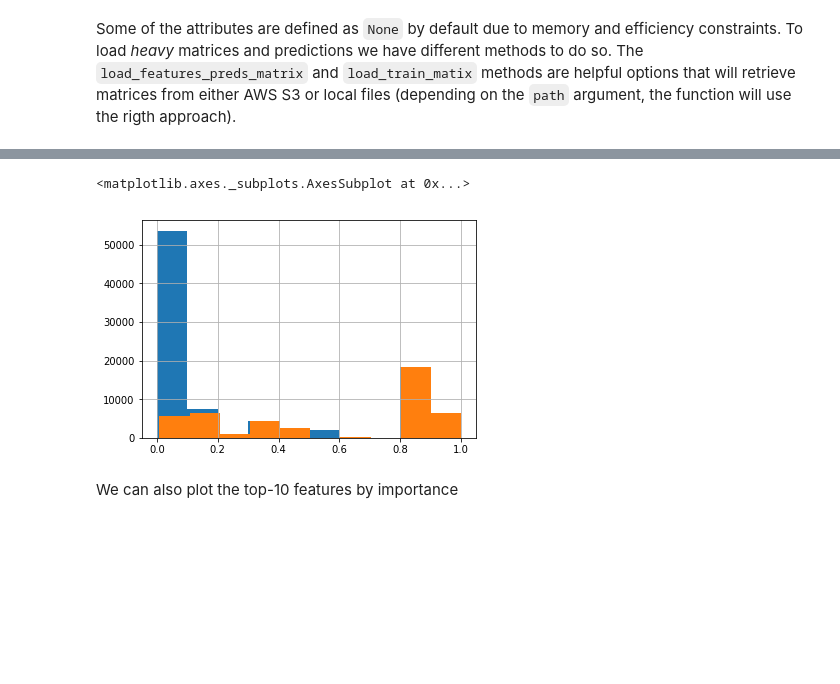
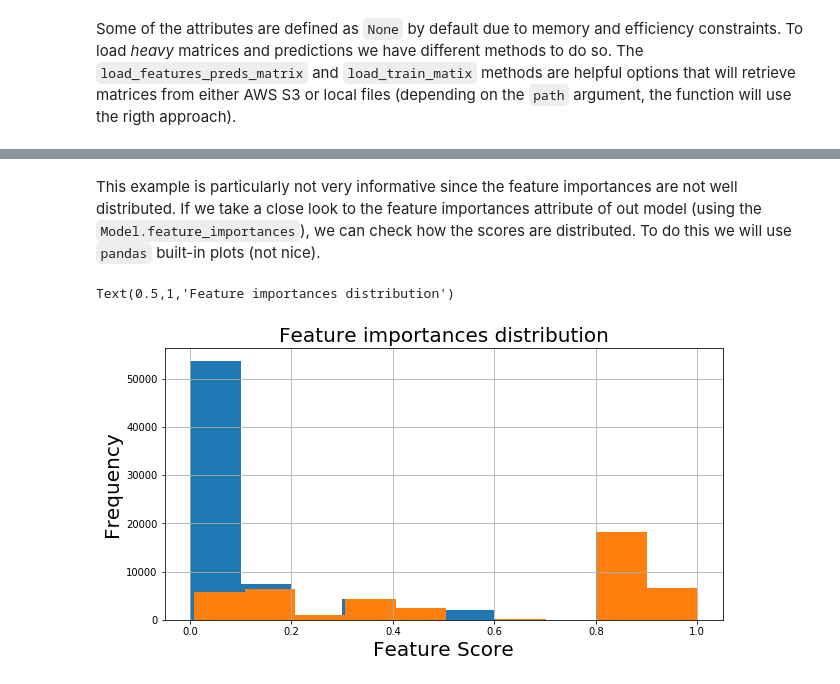
Before and after one commit to dssg/triage, a Jupyter notebook: src/triage/component/postmodeling/contrast/postmodeling_tutorial.ipynb, the cells around one changed output, grey strips where cells are left out. Saved outputs shown, nothing was run; the diff lists cells and outputs as text; code cells hidden in the pictures; blank space fills up the shorter version.

Commit message:
Add new updated notebook
This notebook will guide the user on the postmodeling classes and
functions. The idea is to give a gentle introduction on some common
postmodeling routines.

```diff
--- a/src/triage/component/postmodeling/contrast/postmodeling_tutorial.ipynb
+++ b/src/triage/component/postmodeling/contrast/postmodeling_tutorial.ipynb
@@ -19,8 +20,8 @@ audited_models = [19,43,55]
 # Get models_ids tuples from selected model_group_ids
 list_tuple_models = get_models_ids(audited_models)
 
-# Use ModelExtractor object and retrieve model metadata
-l_t = [ModelExtractor(i.model_group_id, i.model_id) for i in list_tuple_models]
+# Use Model class object and retrieve indiviual model metadata
+l_t = [Model(i.model_group_id, i.model_id) for i in list_tuple_models]
 # %%
 len(l_t)
 # %% [output]
@@ -79,11 +124,15 @@ We can extract individual feature importances from `triage` results schema and i
+# %% [markdown]
+This example is particularly not very informative since the feature importances are not well distributed. If we take a close look to the feature importances attribute of out model (using the `Model.feature_importances`), we can check how the scores are distributed. To do this we will use `pandas` built-in plots (not nice).
 # %%
 f_importances = l_t[0].feature_importances
 f_importances_no_zeros = f_importances[f_importances.feature_value > 0]
 
+fig, ax = plt.subplots(figsize=(10, 5))
 l_t[0].feature_importances['feature_value'].hist()
 f_importances_no_zeros['feature_value'].hist()
+ax.set_ylabel('Frequency', fontsize=20)
+ax.set_xlabel('Feature Score', fontsize=20)
+plt.title('Feature importances distribution', fontsize=20)
 # %% [output]
-<matplotlib.axes._subplots.AxesSubplot at 0x...>
+Text(0.5,1,'Feature importances distribution')
-[figure, old version]
+[figure, new version]
-# %% [markdown]
-We can also plot the top-10 features by importance
```
Also changed, not shown: parts of 28 cells of this notebook.
